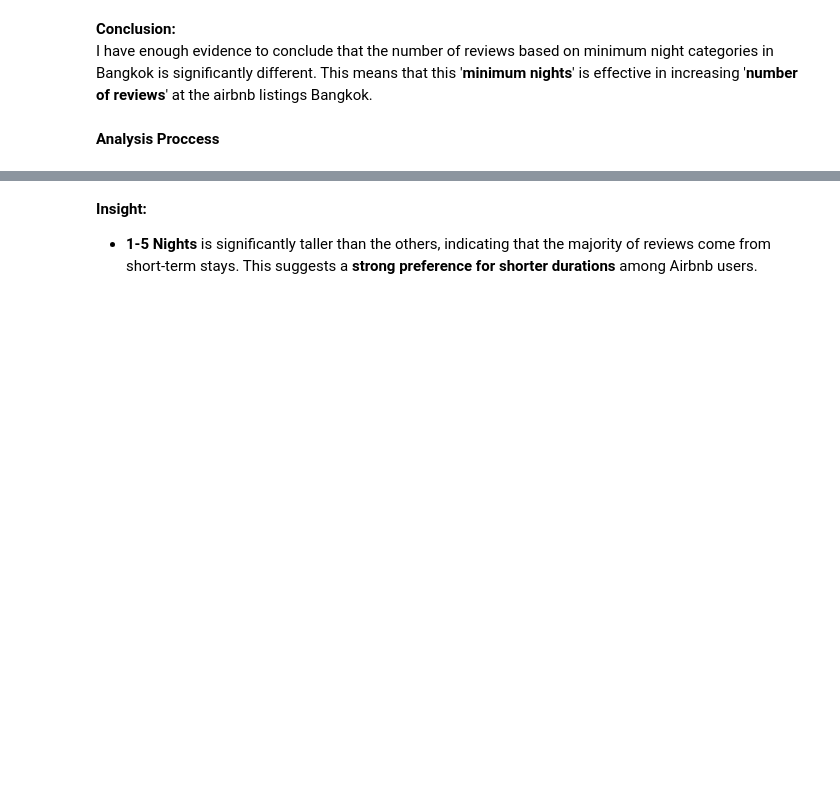
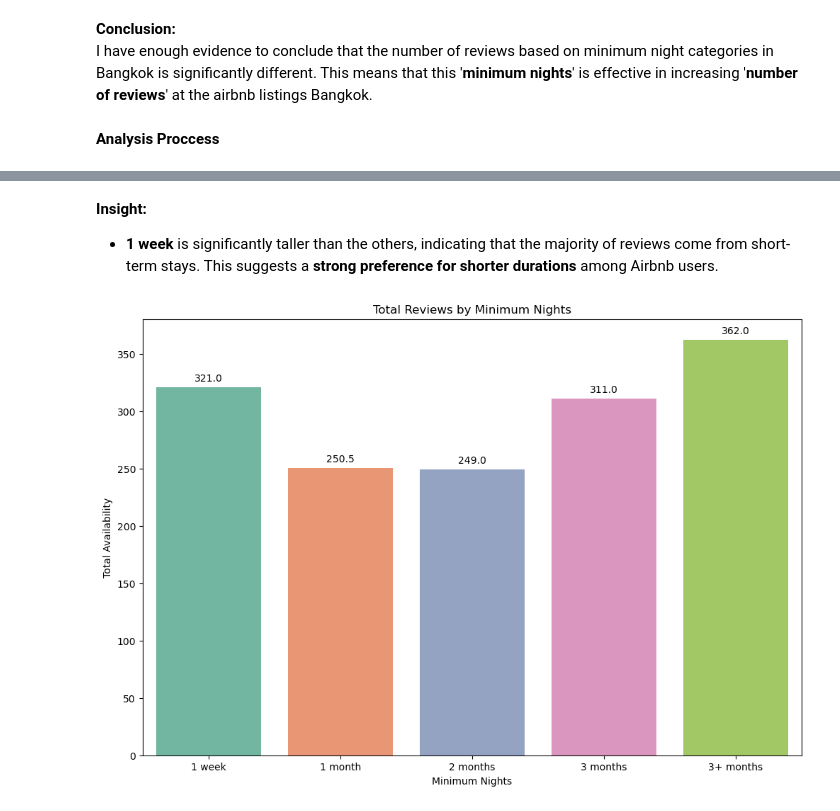
Before and after one commit to melinayu/Airbnb-Listings-Bangkok-Project, a Jupyter notebook: notebooks/4.3 Evaluate Impact of Room Type and Minimum Stay Policy Analysis.ipynb, the cells around one changed output, grey strips where cells are left out. Cells and saved outputs as stored; diff of their text form; code cells hidden in the pictures; blank space fills up the shorter version.

```diff
--- a/notebooks/4.3 Evaluate Impact of Room Type and Minimum Stay Policy Analysis.ipynb
+++ b/notebooks/4.3 Evaluate Impact of Room Type and Minimum Stay Policy Analysis.ipynb
@@ -124,6 +124,25 @@ plt.show()
 # %% [markdown]
 **Insight:**
-- **1-5 Nights** is significantly taller than the others, indicating that the majority of reviews come from short-term stays. This suggests a **strong preference for shorter durations** among Airbnb users.
+- **1 week** is significantly taller than the others, indicating that the majority of reviews come from short-term stays. This suggests a **strong preference for shorter durations** among Airbnb users.
+# %%
+# Average Price by Minimum Nights
+plt.figure(figsize=(12, 8))
+ax = sns.barplot(data=minimal_nights_analysis, x="minimal_nights_group", y="avg_availability",
+                 hue="minimal_nights_group", legend=False, palette="Set2")
+
+for p in ax.patches:
+    ax.annotate(format(p.get_height()),
+                (p.get_x() + p.get_width() / 2., p.get_height()),
+                ha = 'center', va = 'center',
+                xytext = (0, 9),
+                textcoords = 'offset points')
+
+plt.title("Total Reviews by Minimum Nights")
+plt.xlabel("Minimum Nights")
+plt.ylabel("Total Availability")
+plt.show()
+# %% [output]
+[figure, added]
 # %%
 # Ensure 'minimum_nights' is numeric
 df['minimum_nights'] = pd.to_numeric(df['minimum_nights'], errors='coerce')
```
Also changed, not shown: parts of 5 cells of this notebook, 12 other files.
